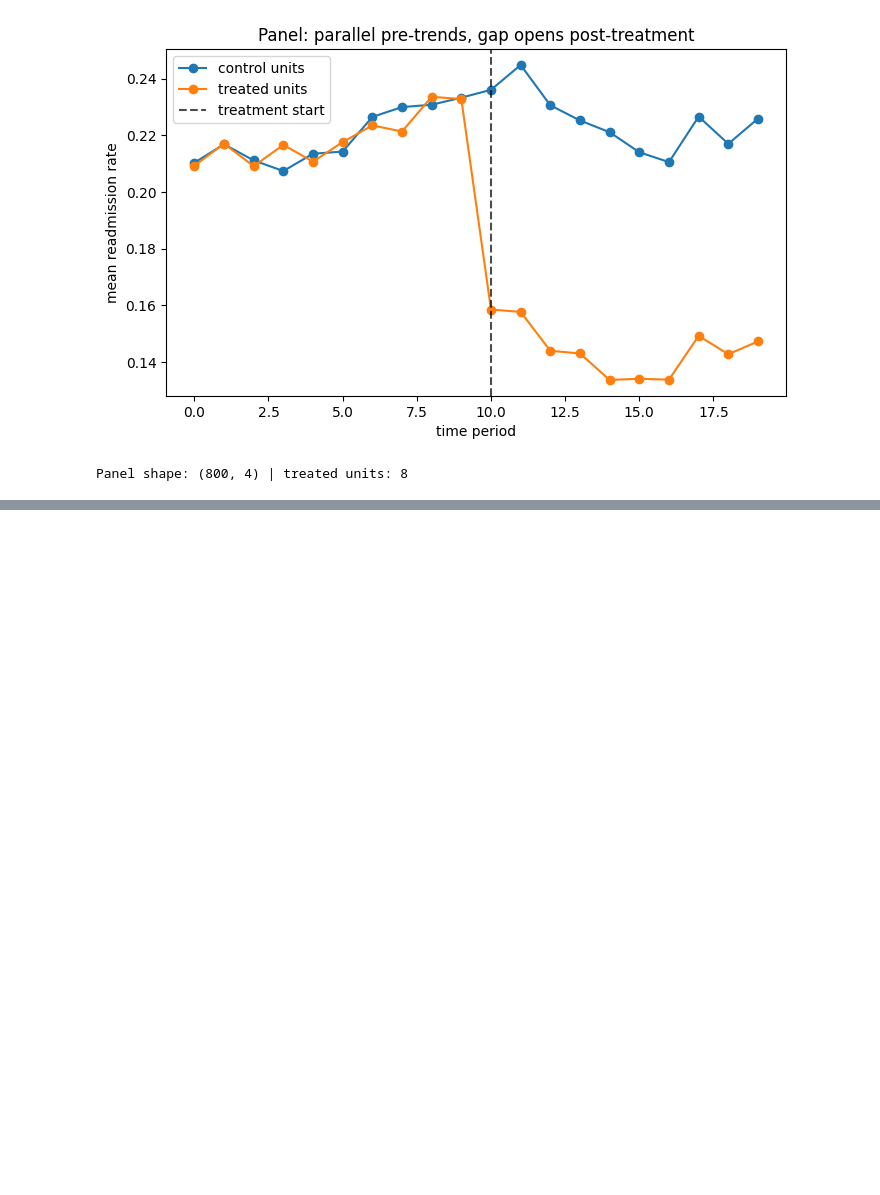
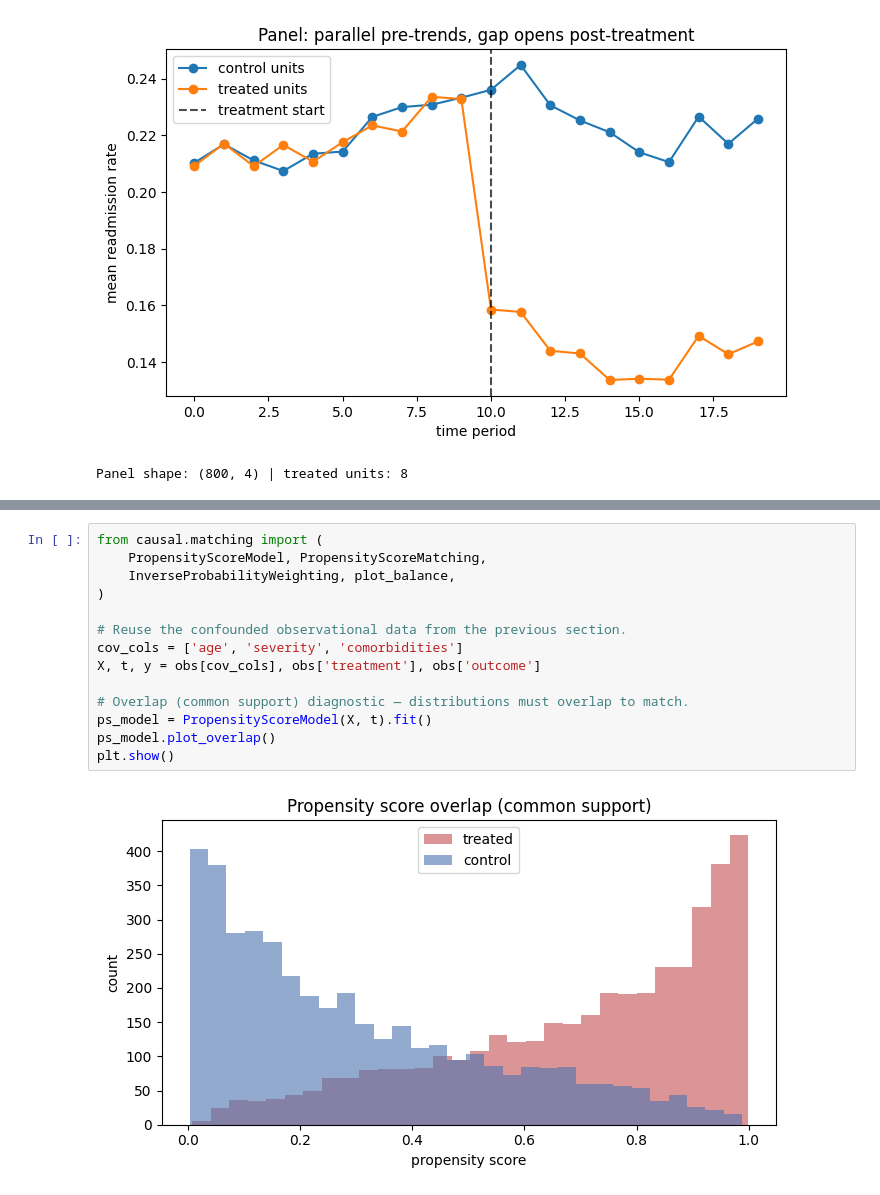
Before and after one commit to cbrackeen05/causal-inference-clinical, a Jupyter notebook: notebooks/dev_walkthrough.ipynb, the cells around one changed output, grey strips where cells are left out. Saved outputs shown, nothing was run; the diff lists cells and outputs as text; blank space fills up the shorter version.

Commit message:
Add propensity score matching and IPW

```diff
--- a/notebooks/dev_walkthrough.ipynb
+++ b/notebooks/dev_walkthrough.ipynb
@@ -143,0 +154,16 @@ Panel shape: (800, 4) | treated units: 8
+# %%
+from causal.matching import (
+    PropensityScoreModel, PropensityScoreMatching,
+    InverseProbabilityWeighting, plot_balance,
+)
+
+# Reuse the confounded observational data from the previous section.
+cov_cols = ['age', 'severity', 'comorbidities']
+X, t, y = obs[cov_cols], obs['treatment'], obs['outcome']
+
+# Overlap (common support) diagnostic — distributions must overlap to match.
+ps_model = PropensityScoreModel(X, t).fit()
+ps_model.plot_overlap()
+plt.show()
+# %% [output]
+[figure, added]
```
Also changed, not shown: parts of 3 cells of this notebook, 3 other files.
